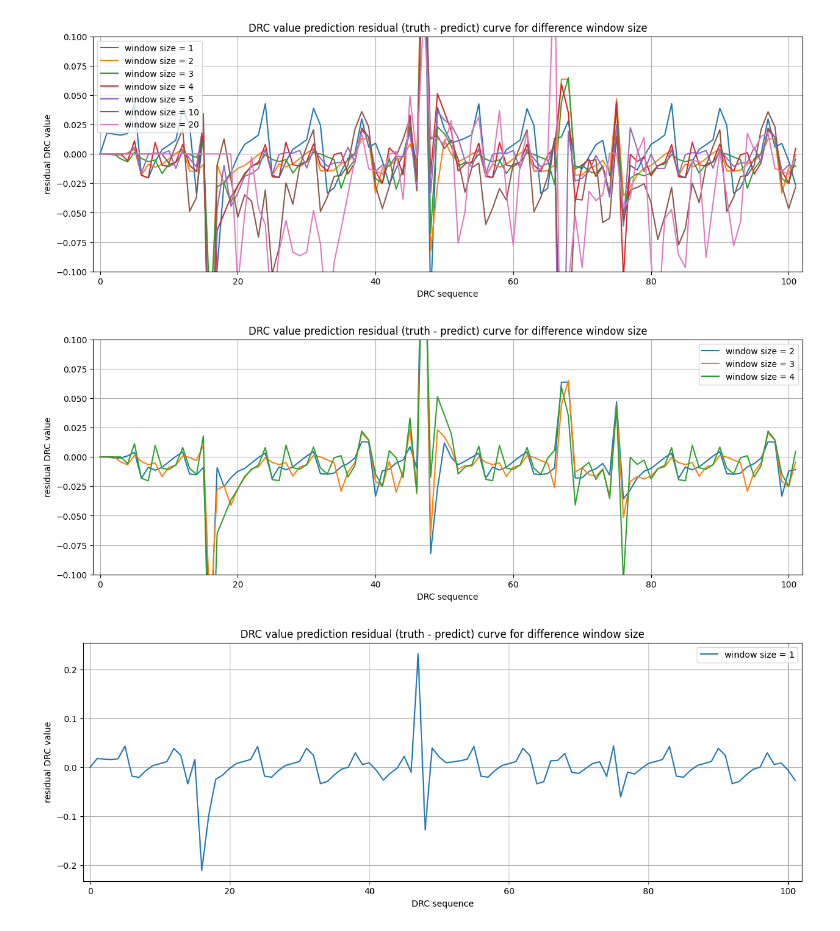
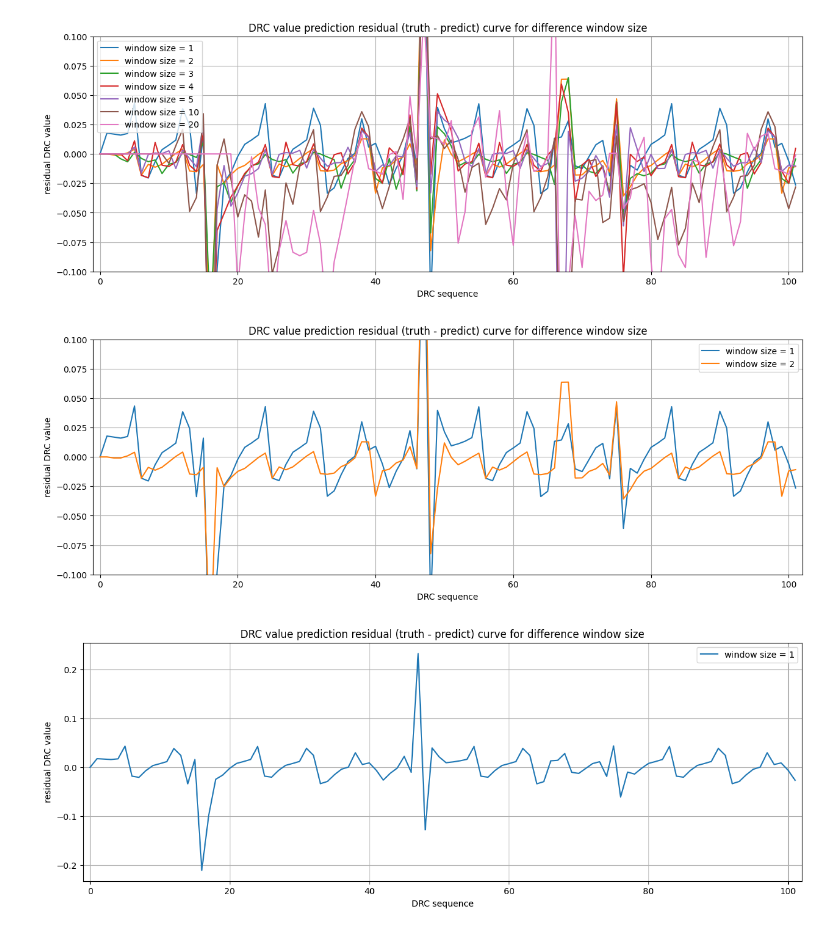
Before and after one commit to wrhlearner/DL-code-for-detailed-routing, a Jupyter notebook: src/ny-stock-price-prediction-custom-dataset.ipynb, the cells around one changed output. Saved outputs shown, nothing was run; the diff lists cells and outputs as text; code cells hidden in the pictures.

Commit message:
add figures

```diff
--- a/src/ny-stock-price-prediction-custom-dataset.ipynb
+++ b/src/ny-stock-price-prediction-custom-dataset.ipynb
@@ -747,21 +774,21 @@ plt.show()
 # %% [output]
 [figure]
 # %%
-sizeData = [2, 3, 4]
+sizeData = [1, 2]
 plt.figure(figsize=(15, 5));
 for s in sizeData:
     dataf = pd.read_csv("./prediction residual for window size = " + str(s) + ".csv")
     plt.plot(dataf.iloc[:, 1].values, label="window size = " + str(s))
 plt.title('DRC value prediction residual (truth - predict) curve for difference window size')
 plt.xlabel('DRC sequence')
 plt.ylabel('residual DRC value')
 plt.xlim([-1, len(dataf)])
 plt.ylim([-0.1, 0.1])
 plt.grid()
 plt.legend()
 plt.show()
 # %% [output]
-[figure, old version]
+[figure, new version]
 # %%
 plt.figure(figsize=(15, 5));
 dataf = pd.read_csv("./prediction residual for window size = " + str(1) + ".csv")
```
Also changed, not shown: parts of 4 cells of this notebook, 7 other files.
